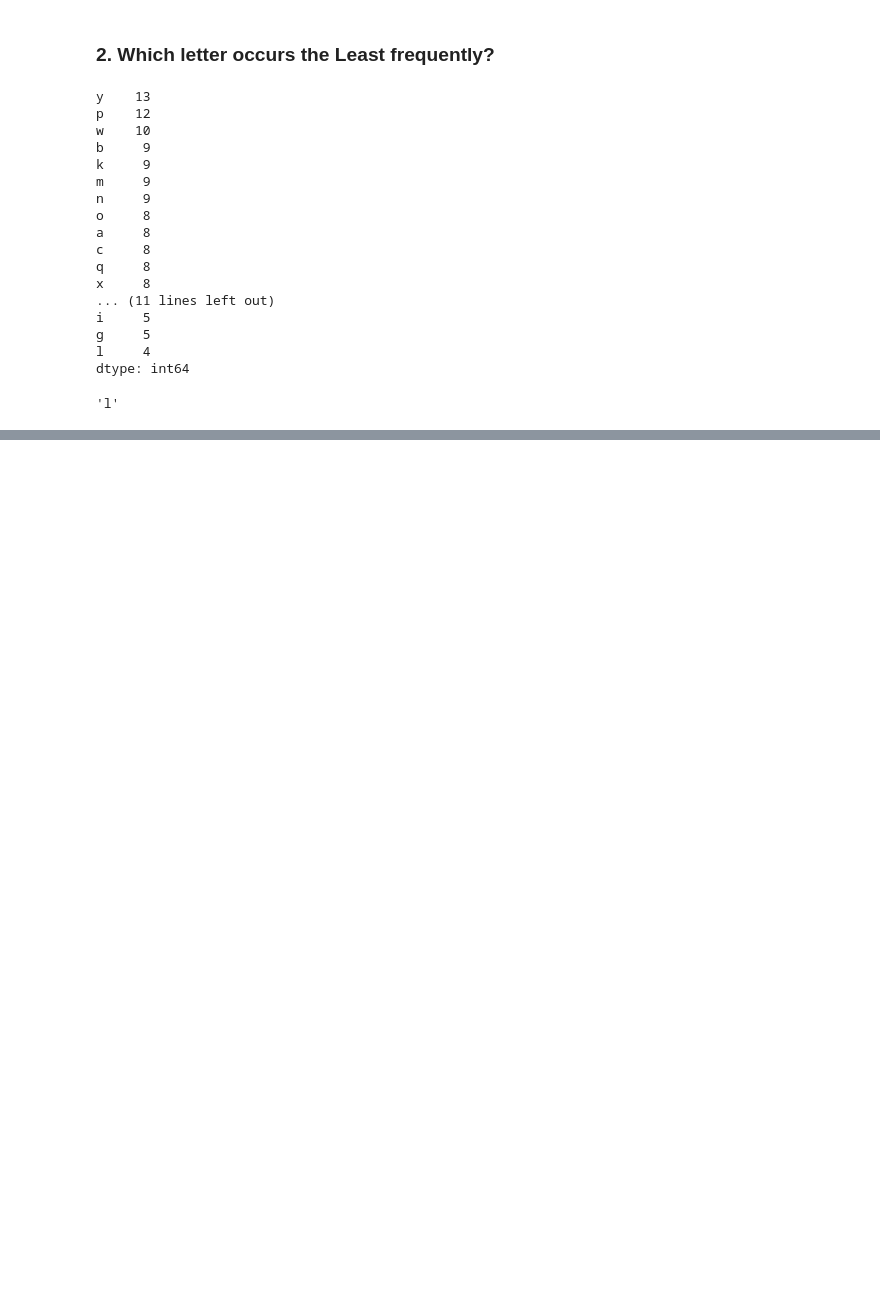
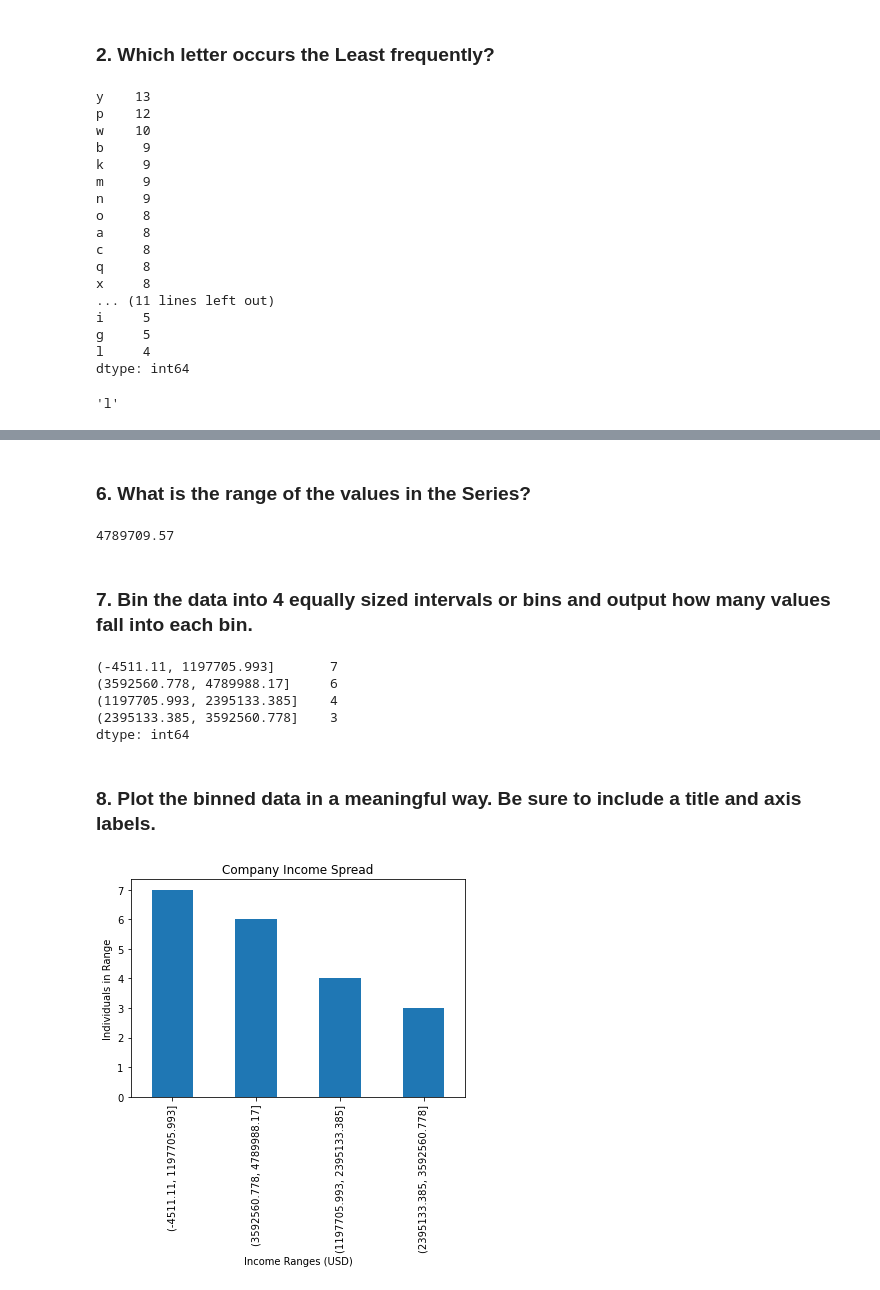
Before and after one commit to JeanetteSchulz/numpy-pandas-visualization-exercises, a Jupyter notebook: pandas_series.ipynb, the cells around one changed output, grey strips where cells are left out. Cells and saved outputs as stored; diff of their text form; code cells hidden in the pictures; blank space fills up the shorter version.

```diff
--- a/pandas_series.ipynb
+++ b/pandas_series.ipynb
@@ -599,0 +465,25 @@ letter_grades.value_counts().sort_index(ascending=False).plot.bar(rot=0, title='
+# %% [markdown]
+### 6. What is the range of the values in the Series?
+# %%
+numbers.max() - numbers.min()
+# %% [output]
+4789709.57
+# %% [markdown]
+### 7. Bin the data into 4 equally sized intervals or bins and output how many values fall into each bin.
+# %%
+pd.cut(numbers, bins=4).value_counts()
+# %% [output]
+(-4511.11, 1197705.993]       7
+(3592560.778, 4789988.17]     6
+(1197705.993, 2395133.385]    4
+(2395133.385, 3592560.778]    3
+dtype: int64
+# %% [markdown]
+### 8. Plot the binned data in a meaningful way. Be sure to include a title and axis labels.
+# %%
+pd.cut(numbers, bins=4).value_counts().plot.bar(title='Company Income Spread')
+plt.xlabel('Income Ranges (USD)')
+plt.ylabel('Individuals in Range')
+plt.show()
+# %% [output]
+[figure, added]
```
Also changed, not shown: parts of 87 cells of this notebook.
